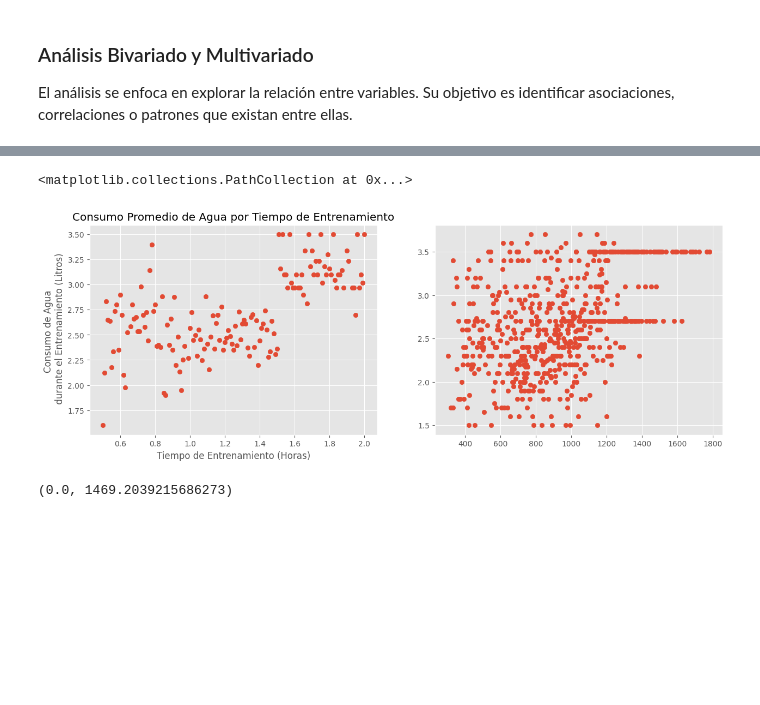
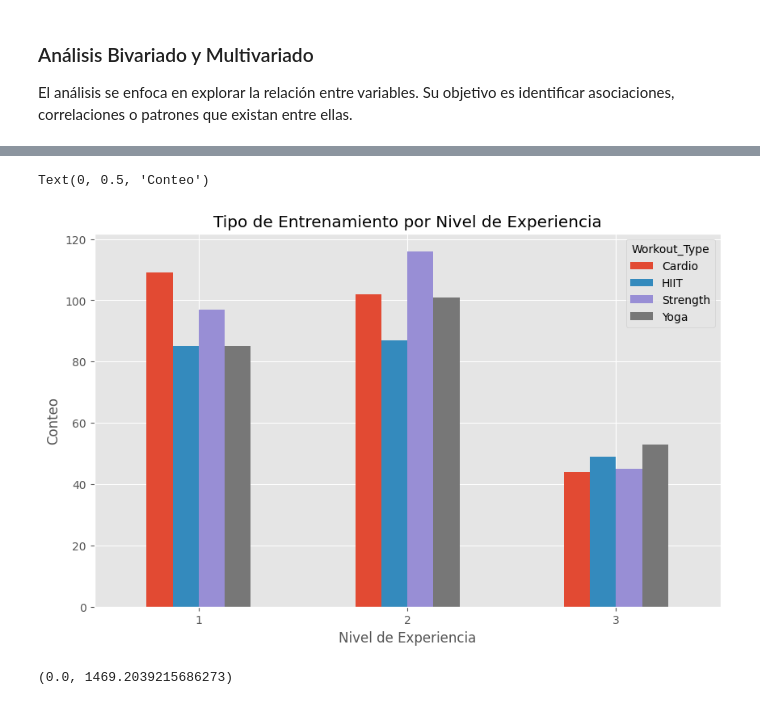
Before and after one commit to NicolasRamosB14/Analisis_Exploratorio_de_Datos_Python, a Jupyter notebook: Gym_Members_Exercise.ipynb, the cells around one changed output, grey strips where cells are left out. Cells and saved outputs as stored; diff of their text form; code cells hidden in the pictures; blank space fills up the shorter version.

```diff
--- a/Gym_Members_Exercise.ipynb
+++ b/Gym_Members_Exercise.ipynb
@@ -397,28 +381,18 @@ Text(0.5, 1.02, 'Pair Plot de Variables Seleccionadas por Nivel de Experiencia')
-# %%
-fig, ax = plt.subplots(1,2, figsize=(15, 5))
-
-# Datos originales
-fat_water = df.groupby('Session_Duration (hours)')['Water_Intake (liters)'].mean()
-x = fat_water.index
-y = fat_water.values
-
-# Grafico de linea
-ax[0].scatter(x,y)
-
-# Titulo de grafico y ejes
-ax[0].set_title('Consumo Promedio de Agua por Tiempo de Entrenamiento')
-ax[0].set_ylabel('Consumo de Agua \n durante el Entrenamiento (Litros)')
-ax[0].set_xlabel('Tiempo de Entrenamiento (Horas)')
-
-a = df.groupby('Calories_Burned')['Water_Intake (liters)'].mean()
-x2 = a.index
-y2 = a.values
-
-# Grafico de linea
-ax[1].scatter(x2,y2)
-# %% [output]
-<matplotlib.collections.PathCollection at 0x...>
-[figure, removed]
+# %%
+fig, ax = plt.subplots()
+
+# Grafico de barras agrupadas para el tipo de entramiento segun la experiencia
+experience_workout = df.groupby('Experience_Level')['Workout_Type'].value_counts().unstack()
+experience_workout.plot(kind='bar',stacked=False, ax=ax)
+plt.xticks(rotation=0, ha='center')
+
+# Titulo de grafico y ejes
+ax.set_title('Tipo de Entrenamiento por Nivel de Experiencia')
+ax.set_xlabel('Nivel de Experiencia')
+ax.set_ylabel('Conteo')
+# %% [output]
+Text(0, 0.5, 'Conteo')
+[figure, added]
 # %%
 fig, axs = plt.subplots(1, 2, figsize=(12, 5))
 
```
Also changed, not shown: parts of 7 cells of this notebook.
